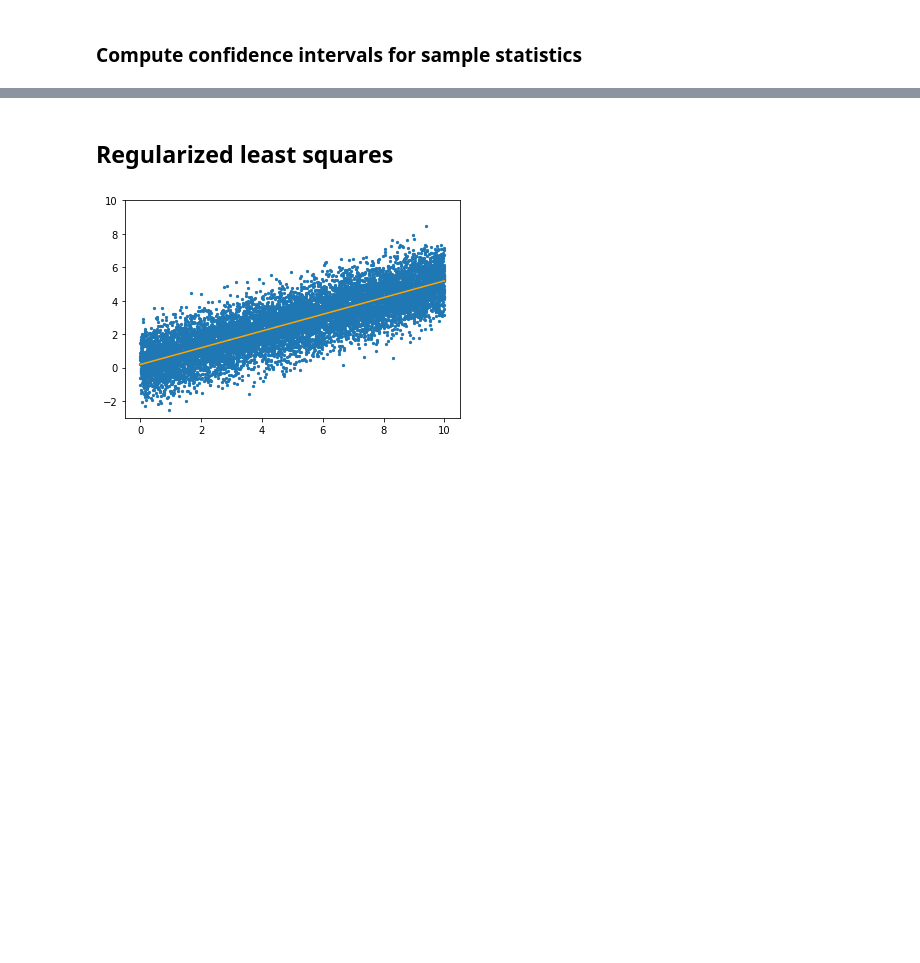
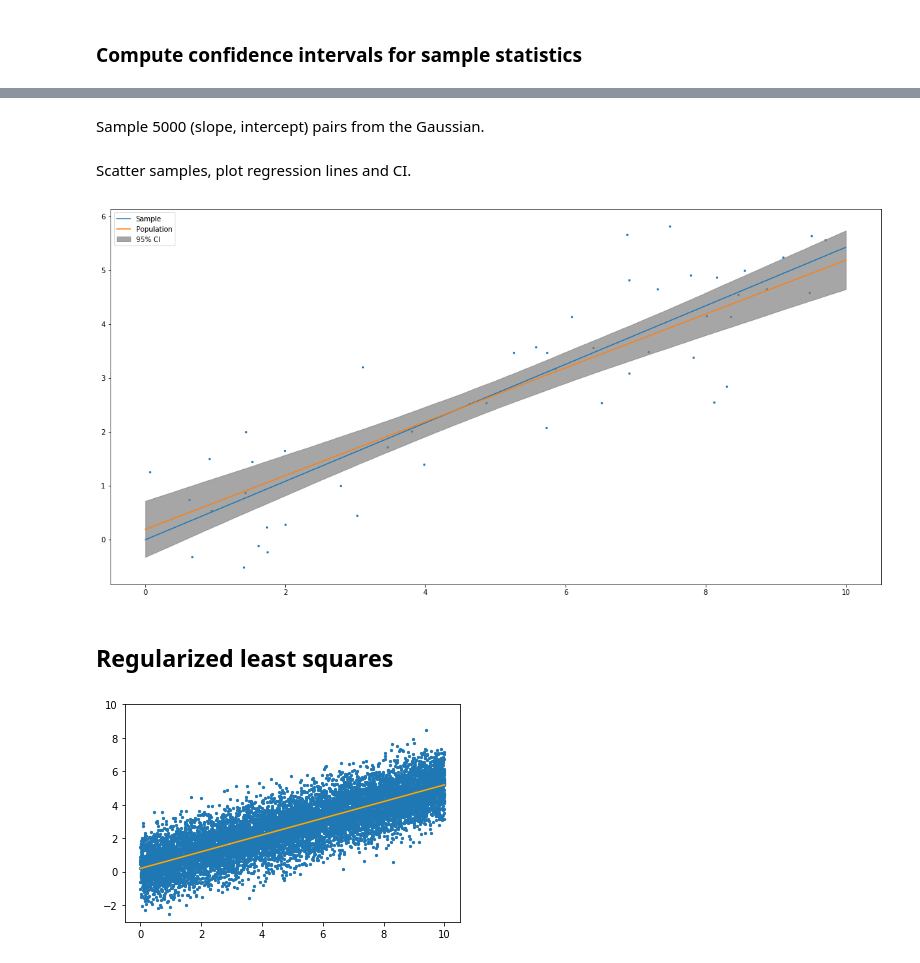
Before and after one commit to zhihanyang2022/bishop1995_notes, a Jupyter notebook: c3_single_layer_networks/least_square_method/least_square_method_demo.ipynb, the cells around one changed output, grey strips where cells are left out. Saved outputs shown, nothing was run; the diff lists cells and outputs as text; code cells hidden in the pictures; blank space fills up the shorter version.

```diff
--- a/c3_single_layer_networks/least_square_method/least_square_method_demo.ipynb
+++ b/c3_single_layer_networks/least_square_method/least_square_method_demo.ipynb
@@ -200,3 +189,41 @@ plt.show()
+# %%
+means = [np.mean(samp_slopes), np.mean(samp_intercepts)]
+cov = np.cov(samp_slopes, samp_intercepts)
+# %%
+model = multivariate_normal(mean=means, cov=cov)
+# %% [markdown]
+Sample 5000 (slope, intercept) pairs from the Gaussian.
+# %%
+num_pairs_sampled = 5000
+pairs = model.rvs(num_pairs_sampled)
+# %% [markdown]
+Scatter samples, plot regression lines and CI.
+# %%
+confidence_level = 95
+# %%
+plt.figure(figsize=(20, 10))
+
+plt.scatter(PHI_samp[:,0], T_samp.reshape(-1), s=5)  # sample
+
+granularity = 1000
+xs = np.linspace(0, 10, granularity)
+
+plt.plot(xs, samp_slope  * xs + samp_intercept, label='Sample')  # sample regression line
+plt.plot(xs, pop_slope   * xs + pop_intercept, label='Population')  # population regression line
+
+lines = np.zeros((num_pairs_sampled, granularity))
+for i, (slope, intercept) in enumerate(pairs):
+    lines[i] = slope * xs + intercept
+
+upper = np.percentile(lines, confidence_level + (100 - confidence_level) / 2, axis=0)
+lower = np.percentile(lines, (100 - confidence_level) / 2, axis=0)
+
+plt.fill_between(xs, lower, upper, color='grey', alpha=0.7, label='95% CI')
+
+plt.legend()
+plt.show()
+# %% [output]
+[figure, added]
 # %% [markdown]
 ## Regularized least squares
 # %%
```
Also changed, not shown: parts of 17 cells of this notebook.
